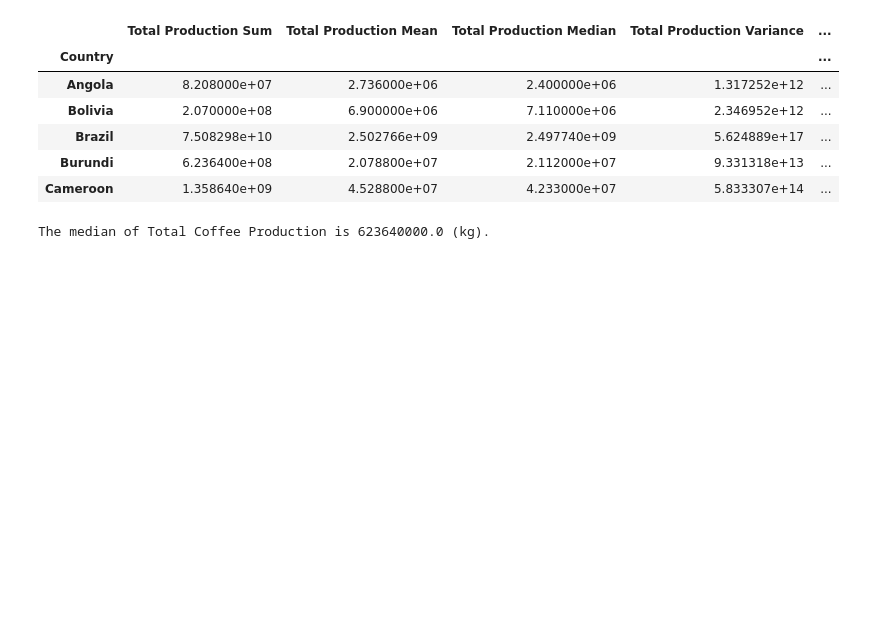
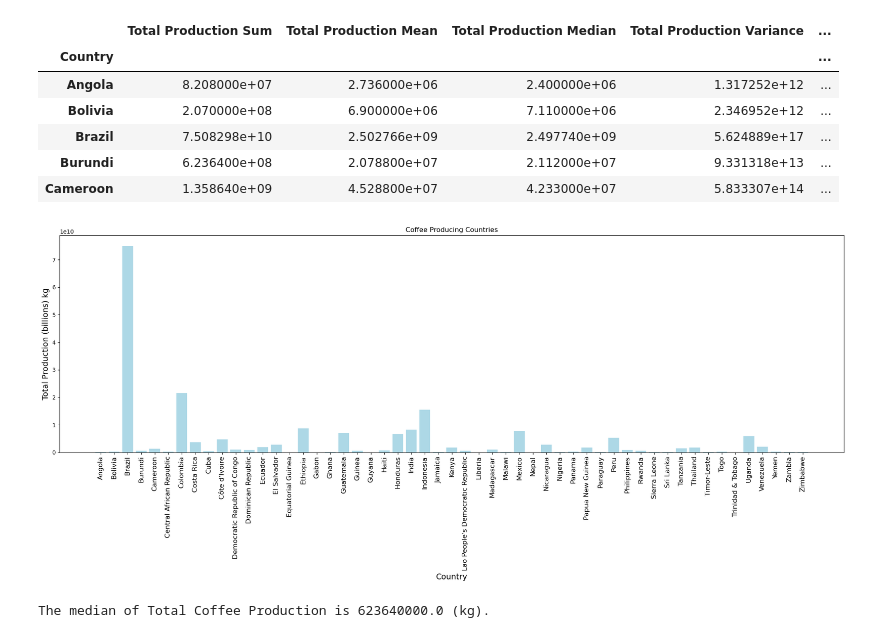
Before and after one commit to AAlbers341/project1_coffee_analysis, a Jupyter notebook: EDA/coffee_production.ipynb, the cells around one changed output. Drawn from its saved outputs; the diff is of its cells as text; code cells hidden in the pictures; blank space fills up the shorter version.

```diff
--- a/EDA/coffee_production.ipynb
+++ b/EDA/coffee_production.ipynb
@@ -178,6 +175,23 @@ The total number of countries producing coffee is 53 from 1990 - 2019.
 | Brazil | 7.508298e+10 | 2.502766e+09 | 2.497740e+09 | 5.624889e+17 | ... |
 | Burundi | 6.236400e+08 | 2.078800e+07 | 2.112000e+07 | 9.331318e+13 | ... |
 | Cameroon | 1.358640e+09 | 4.528800e+07 | 4.233000e+07 | 5.833307e+14 | ... |
+# %%
+# Add bar graph here with countries and their outputs
+plt.figure(figsize=(20, 9))
+plt.bar(total_production_summary_statistics.index, total_production_summary_statistics['Total Production Sum'], color='lightblue')
+plt.title('Coffee Producing Countries')
+plt.xlabel('Country', fontsize=14)
+plt.ylabel('Total Production (billions) kg',fontsize=14)
+plt.xticks(range(len(total_production_summary_statistics.index)), total_production_summary_statistics.index, rotation=90)
+plt.tick_params(axis='x', labelsize=12)
+plt.tight_layout()
+
+# Save fig
+plt.savefig('../Visuals/coffee_production/coffee_producing_countries.png')
+
+plt.show()
+# %% [output]
+[figure, added]
 # %%
 # Summary statistics on summized country totals
 total_production_summary_statistics['Total Production Sum'].describe()
```
Also changed, not shown: parts of 5 cells of this notebook, 7 other files.
